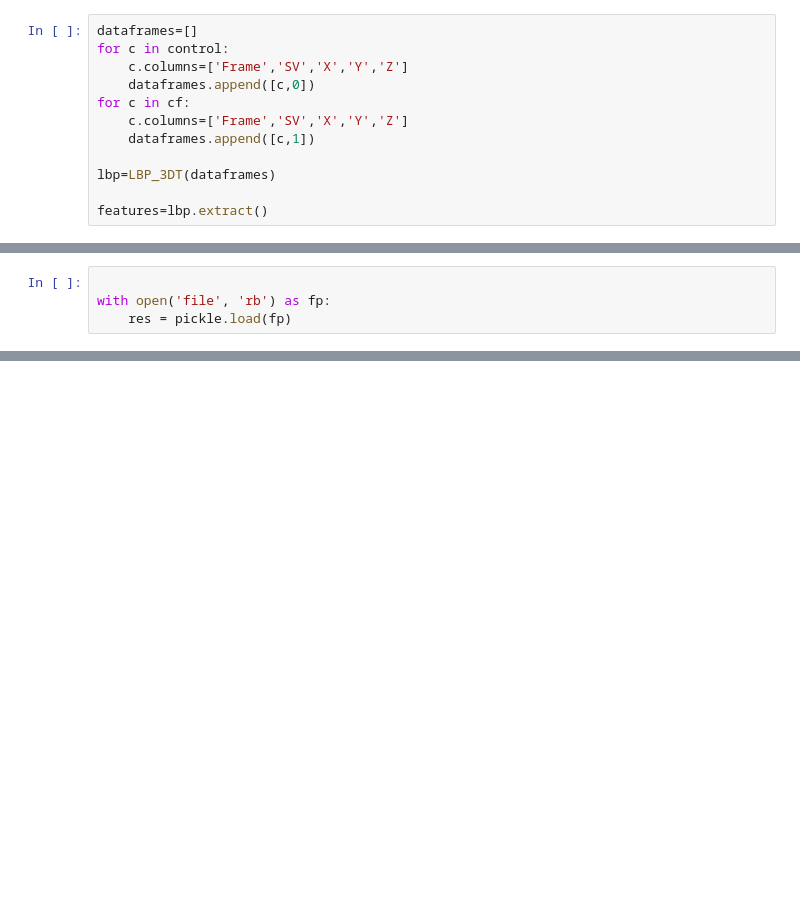
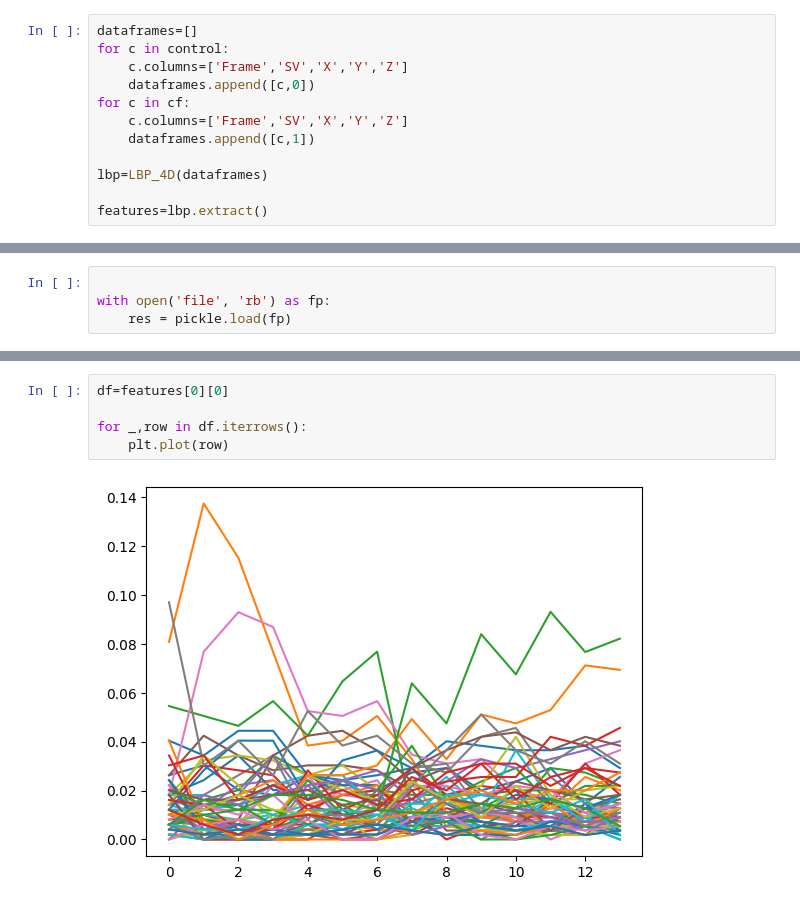
Before and after one commit to Adelaide-ReXIL/XV_prelim, a Jupyter notebook: Code/clinicalLBP.ipynb, the cells around one changed output, grey strips where cells are left out. Saved outputs shown, nothing was run; the diff lists cells and outputs as text; blank space fills up the shorter version.

```diff
--- a/Code/clinicalLBP.ipynb
+++ b/Code/clinicalLBP.ipynb
@@ -53,7 +69,7 @@ for c in cf:
     c.columns=['Frame','SV','X','Y','Z']
     dataframes.append([c,1])
 
-lbp=LBP_3DT(dataframes)
+lbp=LBP_4D(dataframes)
 
 features=lbp.extract()
 # %% [output]
@@ -80,0 +100,7 @@ with open('file', 'rb') as fp:
+# %%
+df=features[0][0]
+
+for _,row in df.iterrows():
+    plt.plot(row)
+# %% [output]
+[figure, added]
```
Also changed, not shown: parts of 17 cells of this notebook, 1 other file.
